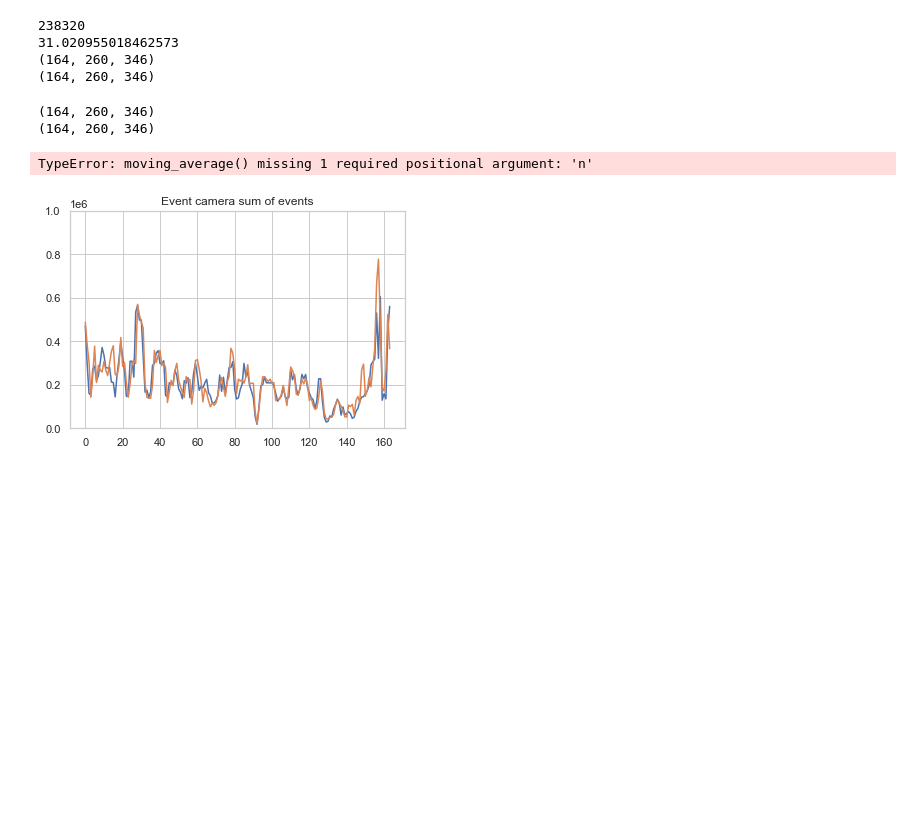
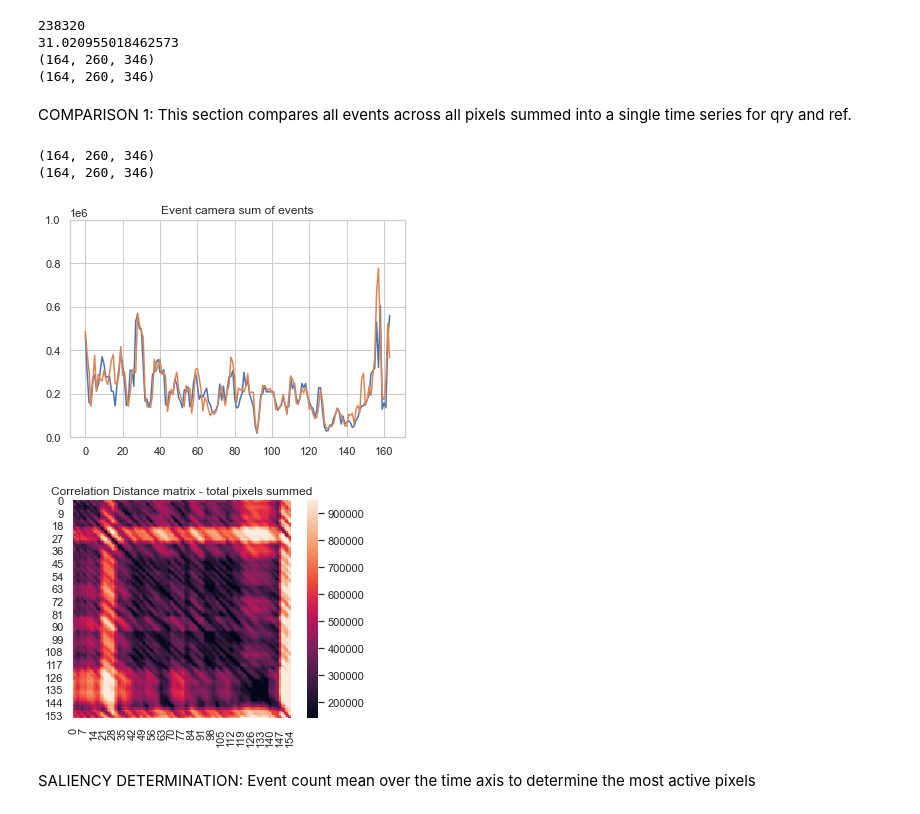
Before and after one commit to rblac5/Event_VPR, a Jupyter notebook: EventVPR_ProfileMatching.ipynb, the cells around one changed output. Drawn from its saved outputs; the diff is of its cells as text; code cells hidden in the pictures; blank space fills up the shorter version.

```diff
--- a/EventVPR_ProfileMatching.ipynb
+++ b/EventVPR_ProfileMatching.ipynb
@@ -103,27 +111,35 @@ print(event_frames_thresh[1].shape)
 31.020955018462573
 (164, 260, 346)
 (164, 260, 346)
+# %% [markdown]
+COMPARISON 1:
+This section compares all events across all pixels summed into a single time series for qry and ref.
 # %%
 #plot the sum of events over all pixels over time
 plt.figure()
 for event_frame_total in event_frames_thresh:
     print(event_frame_total.shape)
     plt.plot(np.arange(len(event_frame_total)), event_frame_total.sum(axis=(1,2))) #sum over pixel axes to get total events for each binned time step
 plt.ylim(0, 1e6)
 plt.title('Event camera sum of events')
 
 ref_summed = event_frames_thresh[0].sum(axis=(1,2))
 qry_summed = event_frames_thresh[1].sum(axis=(1,2))
-dMat_single_pix = apply_filter(ref_summed, qry_summed, 10, 'diff')
+dMat_pixels_summed = apply_filter(ref_summed, qry_summed, 10, 'diff', 'time')
 
 plt.figure()
-sns.heatmap(dMat_single_pix, robust=True, square=True, cbar=True)
+sns.heatmap(dMat_pixels_summed, robust=True, square=True, cbar=True)
 _ = plt.title('Correlation Distance matrix - total pixels summed')
+
+np.savez("Results/dMat_pixels_summed.npz", dMat_pixels_summed = dMat_pixels_summed)
+# print(dMat_pixels_summed)
 # %% [output]
 (164, 260, 346)
 (164, 260, 346)
-TypeError: moving_average() missing 1 required positional argument: 'n'
 [figure]
+[figure, added]
+# %% [markdown]
+SALIENCY DETERMINATION: Event count mean over the time axis to determine the most active pixels
 # %%
 #plot the mean over the time axis to get an indication of the most active pixels
 event_means = [event_frame_total.mean(axis=0) for event_frame_total in event_frames_thresh] #take the mean over the time dimension
```
Also changed, not shown: parts of 14 cells of this notebook, 5 other files.
